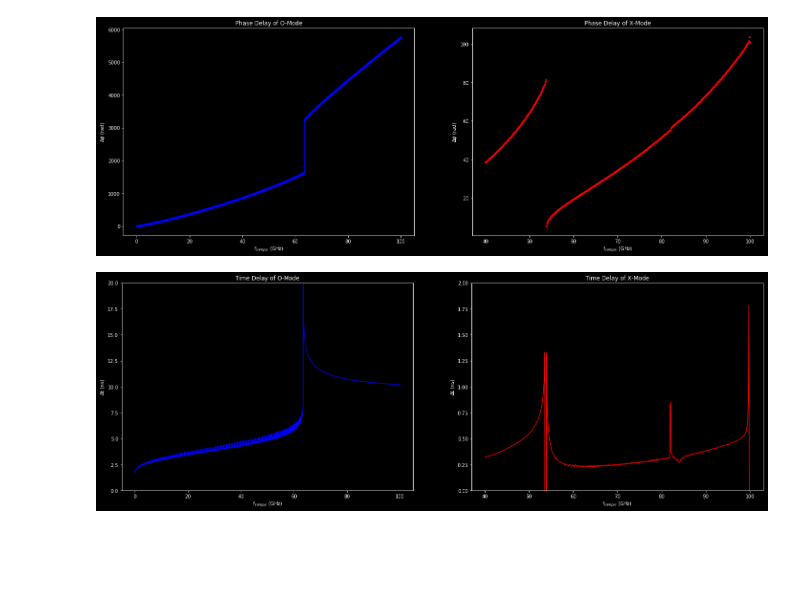
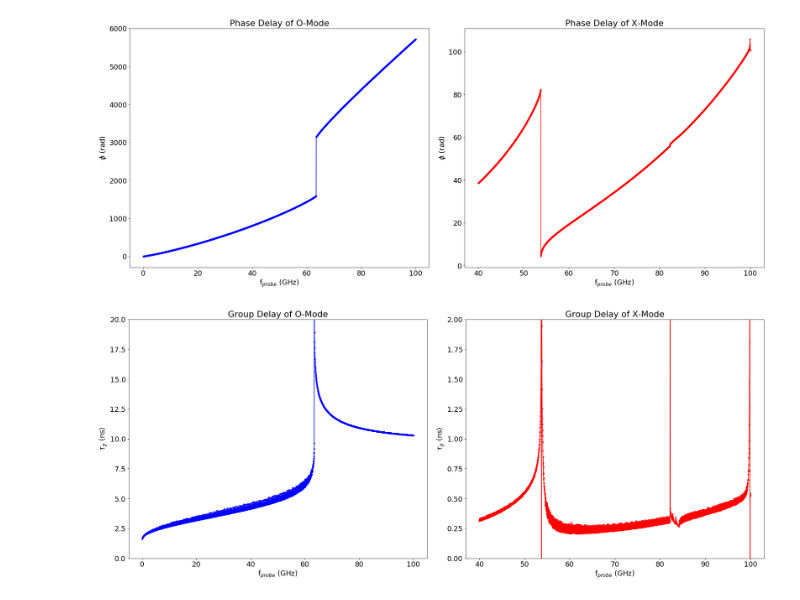
Before and after one commit to OpenReflectometry/scikit-reflectometry, a Jupyter notebook: notebooks/algorithm_step_by_step.ipynb, the cells around one changed output. Cells and saved outputs as stored; diff of their text form; code cells hidden in the pictures; blank space fills up the shorter version.

```diff
--- a/notebooks/algorithm_step_by_step.ipynb
+++ b/notebooks/algorithm_step_by_step.ipynb
@@ -166,0 +70,26 @@ plt.show()
+# %%
+f_sampling = 125e6
+sweep_time = 25e-6
+n_points_fs = int(sweep_time * f_sampling)
+
+fs_O_limits = np.array([1, 1e11])
+sweep_rate = np.abs(np.diff(fs_O_limits)) / sweep_time
+
+f_sampling_X = 1e6
+sweep_time = 25e-6
+n_points_fs_X = int(sweep_time * f_sampling_X) * 100
+fs_X_limits = np.array([40e9, 100e9])
+sweep_rate_X = np.abs(np.diff(fs_X_limits)) / sweep_time
+
+### Calcs ###
+
+#fs_O = np.sort(np.hstack([np.logspace(0, 11, 500), np.linspace(1, 1e11, 500)]))
+fs_O = np.linspace(fs_O_limits[0], fs_O_limits[1], n_points_fs)
+fs_X = np.linspace(fs_X_limits[0], fs_X_limits[1], n_points_fs_X)
+#fs_X = np.linspace(40e9, 100e9, 500)
+
+n_index_O = refractive_matrix_O(dens_prof, fs_O)
+n_index_X = refractive_matrix_X(ns, fs_X, mag_field=bs)
+
+n_index_O_sq = refractive_matrix_O(dens_prof, fs_O, squared=True)
+n_index_X_sq = refractive_matrix_X(ns, fs_X, mag_field=bs, squared=True)
@@ -167,56 +113,58 @@ plt.show()
 # %%
-n_index_O = refractive_matrix_O(dens_prof, fs_O)
 phi_O = phase_delay(fs_O, radius_arr, n_index_O, reflect_at_wall=True)
-n_index_X = refractive_matrix_X(ns, fs_X, mag_field=bs)
 phi_X = phase_delay(fs_X, rs, n_index_X, refraction_epsilon=1e-6)
 
-plt.figure(figsize=(24,8))
+plt.figure(figsize=(24, 10))
 
 plt.subplot(1, 2, 1)
 
 plt.plot(fs_O/1e9, phi_O, 'b.-')
 
 plt.title('Phase Delay of O-Mode')
-plt.xlabel('f$_{sample}$ (GHz)')
-plt.ylabel('$\Delta$$\phi$ (rad)')
+plt.xlabel('f$_{probe}$ (GHz)')
+plt.ylabel('$\phi$ (rad)')
 
 plt.subplot(1, 2, 2)
 
-plt.plot(fs_X/1e9, phi_X, 'r.')
+plt.plot(fs_X/1e9, phi_X, 'r.-')
 
 plt.title('Phase Delay of X-Mode')
-plt.xlabel('f$_{sample}$ (GHz)')
-plt.ylabel('$\Delta$$\phi$ (rad)')
+plt.xlabel('f$_{probe}$ (GHz)')
+plt.ylabel('$\phi$ (rad)')
 
+plt.tight_layout()
+plt.savefig('images/phase_delays.png', dpi=200)
 plt.show()
 # %% [output]
-[figure, old version]
+[figure, new version]
 # %%
-delta_t_O = time_delay(fs_O, phi_O)
-delta_t_X = time_delay(fs_X, phi_X)
+delta_t_O = group_delay(fs_O, phi_O)
+delta_t_X = group_delay(fs_X, phi_X)
 
-plt.figure(figsize=(24,8))
+plt.figure(figsize=(24, 10))
 
 plt.subplot(1, 2, 1)
 
-plt.plot(fs_O/1e9, delta_t_O*1e9, 'b-')
+plt.plot(fs_O/1e9, delta_t_O*1e9, 'b.-')
 
-plt.title('Time Delay of O-Mode')
-plt.xlabel('f$_{sample}$ (GHz)')
-plt.ylabel('$\Delta$t (ns)')
+plt.title('Group Delay of O-Mode')
+plt.xlabel('f$_{probe}$ (GHz)')
+plt.ylabel(r'$\tau_g$ (ns)')
 
 plt.ylim(0, 20)
 
 plt.subplot(1, 2, 2)
 
-plt.plot(fs_X/1e9, delta_t_X*1e9, 'r-')
+plt.plot(fs_X/1e9, delta_t_X*1e9, 'r.-')
 
-plt.title('Time Delay of X-Mode')
-plt.xlabel('f$_{sample}$ (GHz)')
-plt.ylabel('$\Delta$t (ns)')
+plt.title('Group Delay of X-Mode')
+plt.xlabel('f$_{probe}$ (GHz)')
+plt.ylabel(r'$\tau_g$ (ns)')
 
 plt.ylim(0, 2)
 
+plt.tight_layout()
+plt.savefig('images/group_delays.png', dpi=200)
 plt.show()
 # %% [output]
-[figure, old version]
+[figure, new version]
```
Also changed, not shown: parts of 10 cells of this notebook, 7 other files.
